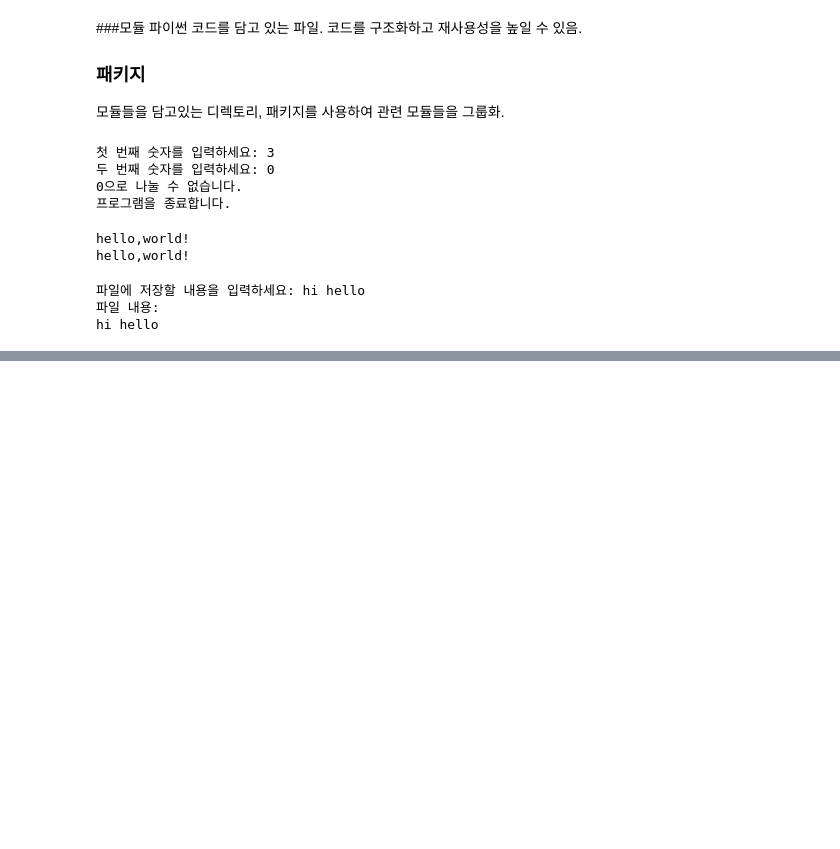
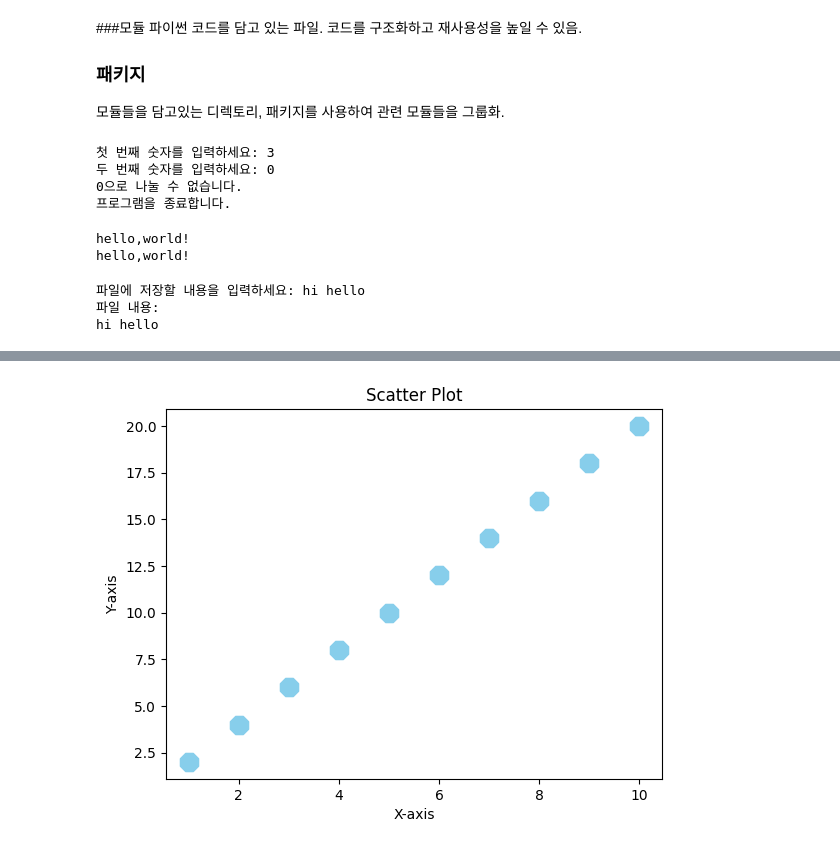
Before and after one commit to i2mmmmm/Study, a Jupyter notebook: ML/1.머신러닝의 이해.ipynb, the cells around one changed output, grey strips where cells are left out. Drawn from its saved outputs; the diff is of its cells as text; code cells hidden in the pictures; blank space fills up the shorter version.

```diff
--- a/ML/1.머신러닝의 이해.ipynb
+++ b/ML/1.머신러닝의 이해.ipynb
@@ -415,0 +441,21 @@ hi hello
+# %%
+# 산점도 그리기
+
+# 데이터
+x = [1,2,3,4,5,6,7,8,9,10]
+y = [2,4,6,8,10,12,14,16,18,20]
+
+# 산점도 그래프
+plt.scatter(x,y,color = 'skyblue', marker='8', s=200)
+
+# 제목 추가
+plt.title('Scatter Plot')
+
+# x축 y축 라벨 추가
+plt.xlabel('X-axis')
+plt.ylabel('Y-axis')
+
+# 그래프 표시
+plt.show()
+# %% [output]
+[figure, added]
```
Also changed, not shown: parts of 1 cell of this notebook.
